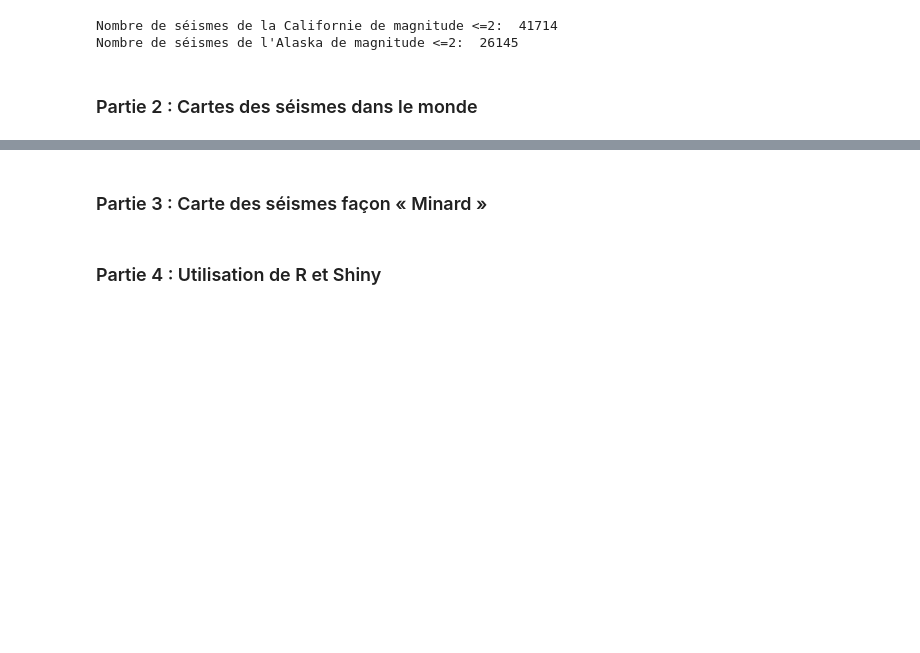
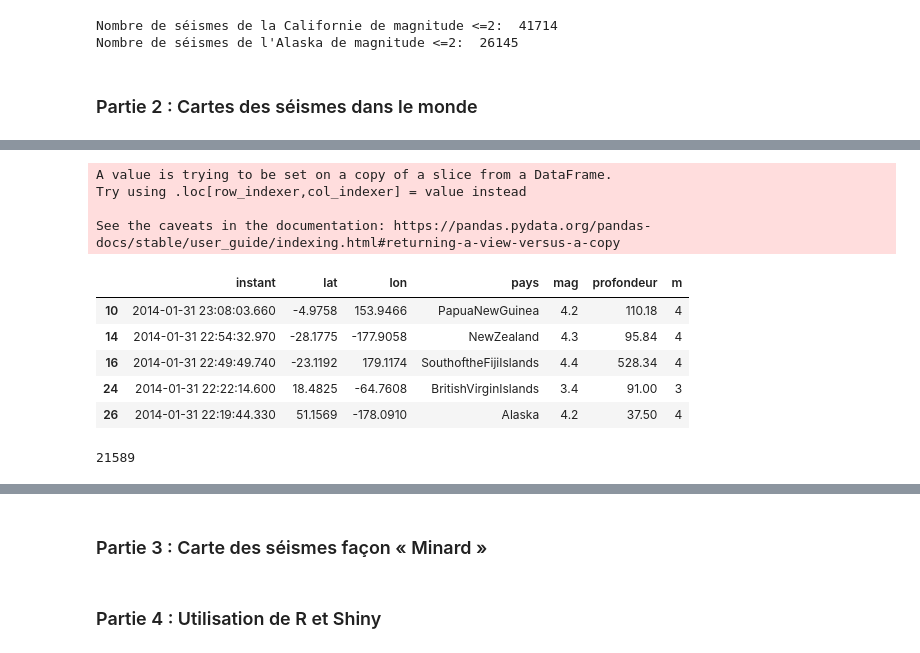
Before and after one commit to 0nano/Project-Maths, a Jupyter notebook: main.ipynb, the cells around one changed output, grey strips where cells are left out. Saved outputs shown, nothing was run; the diff lists cells and outputs as text; code cells hidden in the pictures; blank space fills up the shorter version.

Commit message:
Partie 2 OK

```diff
--- a/main.ipynb
+++ b/main.ipynb
@@ -71,0 +70,24 @@ KeyboardInterrupt:
+# %%
+# Créer une table F, contenant la sélection des séismes de magnitude supérieure ou égale à 3 et n'étant pas égal à nan
+# Pour chaque magnitude, on retient seulement sa partie entière
+
+F = seismes[(seismes['mag'] >= 3) & (seismes['mag'].notnull())]
+F['m'] = F['mag'].astype(int)
+F.head()
+# %% [output]
+A value is trying to be set on a copy of a slice from a DataFrame.
+Try using .loc[row_indexer,col_indexer] = value instead
+
+See the caveats in the documentation: https://pandas.pydata.org/pandas-docs/stable/user_guide/indexing.html#returning-a-view-versus-a-copy
+|  | instant | lat | lon | pays | mag | profondeur | m |
+| 10 | 2014-01-31 23:08:03.660 | -4.9758 | 153.9466 | PapuaNewGuinea | 4.2 | 110.18 | 4 |
+| 14 | 2014-01-31 22:54:32.970 | -28.1775 | -177.9058 | NewZealand | 4.3 | 95.84 | 4 |
+| 16 | 2014-01-31 22:49:49.740 | -23.1192 | 179.1174 | SouthoftheFijiIslands | 4.4 | 528.34 | 4 |
+| 24 | 2014-01-31 22:22:14.600 | 18.4825 | -64.7608 | BritishVirginIslands | 3.4 | 91.00 | 3 |
+| 26 | 2014-01-31 22:19:44.330 | 51.1569 | -178.0910 | Alaska | 4.2 | 37.50 | 4 |
+# %%
+# On observe la taille de la table F
+
+len(F)
+# %% [output]
+21589
```
Also changed, not shown: parts of 6 cells of this notebook.
